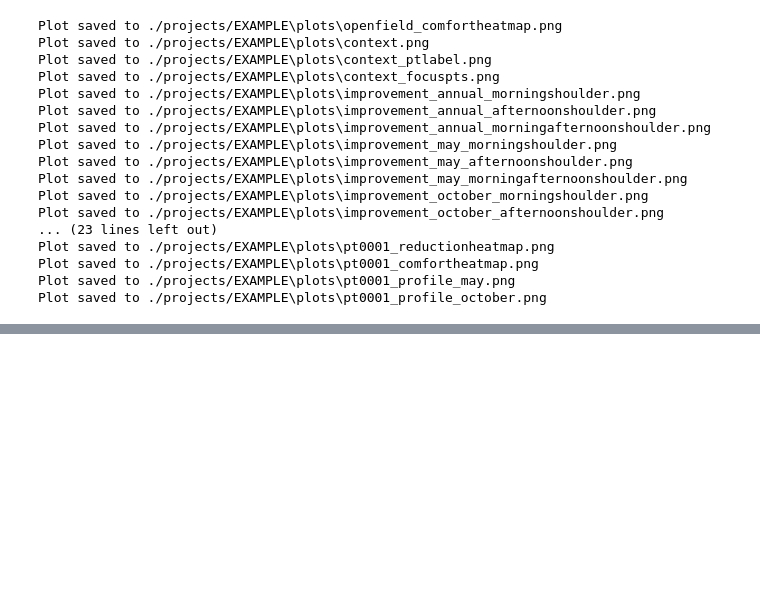
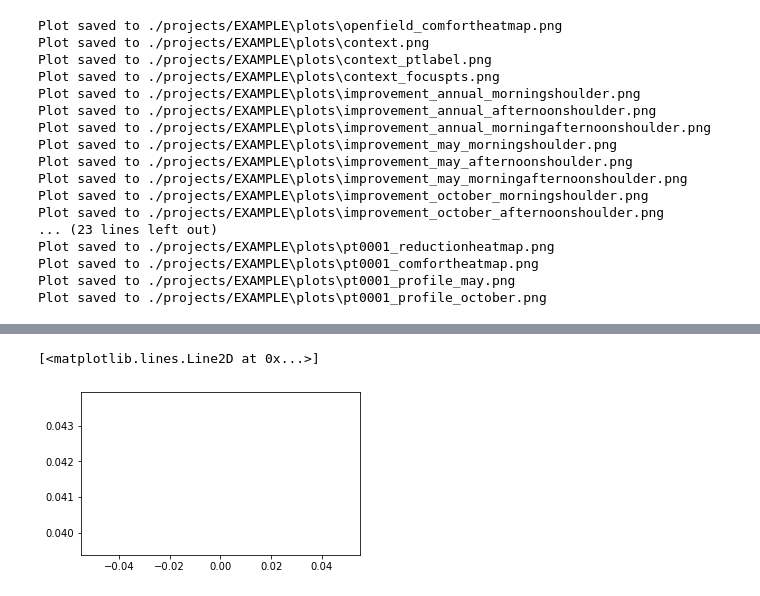
Before and after one commit to tg359/oshe, a Jupyter notebook: Postprocess.ipynb, the cells around one changed output, grey strips where cells are left out. Saved outputs shown, nothing was run; the diff lists cells and outputs as text; code cells hidden in the pictures; blank space fills up the shorter version.

```diff
--- a/Postprocess.ipynb
+++ b/Postprocess.ipynb
@@ -208,0 +214,35 @@ Plot saved to ./projects/EXAMPLE\plots\pt0001_profile_october.png
+# %%
+import matplotlib.pyplot as plt
+# utci.comfort_in_period(mask=utci.mask_may)
+
+percentile = 0.95
+lower = 9
+upper = 28
+months = [12]
+utci_values = utci.utci_openfield
+
+# Create month of year mask and number of potential values
+mask = utci.index.month.isin(months)
+count = mask.sum()
+
+# Find the number of hours in comfort range in selected dataframe, and calculate percentage comfort in
+temp = utci_values[mask]
+temp = ((temp >= lower) & (temp <= upper)).groupby(temp.index.hour).sum()
+try:
+    temp = temp.quantile(percentile, axis=1) / count
+except Exception as e:
+    temp = temp.quantile(percentile) / count
+
+# temp
+# Calculate
+#
+# count = mask.sum()
+# temp = values[mask]
+# ((temp >= lower) & (temp <= upper)).groupby(temp.index.hour).sum().quantile(percentile, axis=1) / mask.sum()
+
+
+fig, ax = plt.subplots(1, 1, figsize=(5, 3))
+ax.plot(temp)
+# %% [output]
+[<matplotlib.lines.Line2D at 0x...>]
+[figure, added]
```
Also changed, not shown: parts of 1 cell of this notebook, 3 other files.
